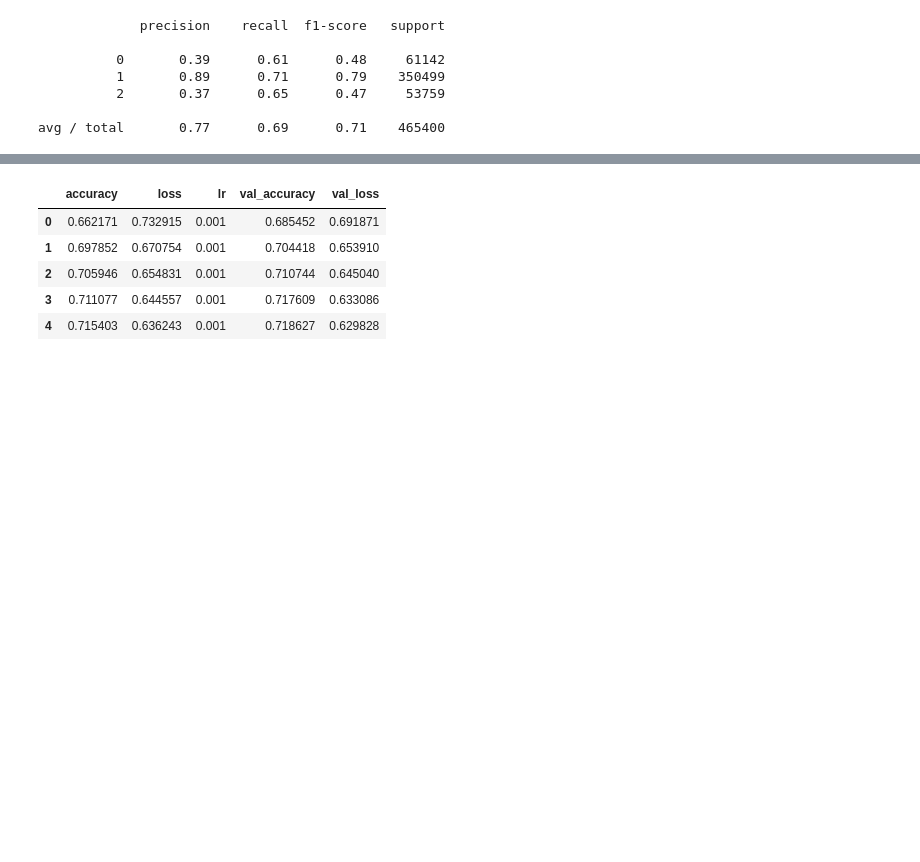
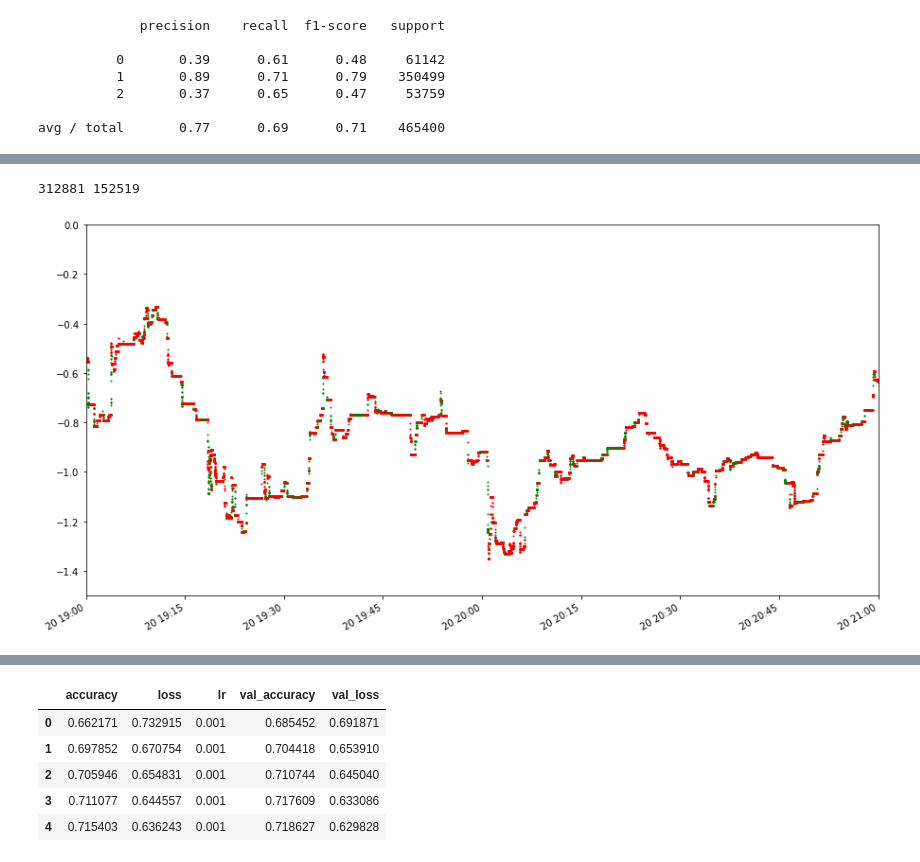
Before and after one commit to Globe-Research/deep-orderbook, a Jupyter notebook: CNN_Deeplearning_walkforward.ipynb, the cells around one changed output, grey strips where cells are left out. Drawn from its saved outputs; the diff is of its cells as text; code cells hidden in the pictures; blank space fills up the shorter version.

```diff
--- a/CNN_Deeplearning_walkforward.ipynb
+++ b/CNN_Deeplearning_walkforward.ipynb
@@ -150,6 +147,7 @@ del preX
 gc.collect()
 
 # First and last 20 are removed to create labels and then last 100 as previous 100 is required for input matrix
+l2_norm_adj = l2_norm[20:-120]
 X_index = l2_norm[20:-120].index
 
 # Number of data points for the last day
@@ -160,7 +158,7 @@ X_train_val = X[:-num_test]
 y_train_val = y[:-num_test]
 X_test = X[-num_test:]
 y_test = y[-num_test:]
-
+"""
 # Balance out the classes by taking the number of the smallest class
 timestamps_to_delete = balance_classes(y_train_val)
 print("Number of snapshots deleted: ", len(timestamps_to_delete))
@@ -175,4 +173,5 @@ X_train, X_validation, y_train, y_validation = train_test_split(
 
 del X_train_val, y_train_val, X, y
 gc.collect()
+"""
 # %% [output]
@@ -385,0 +466,22 @@ avg / total       0.77      0.69      0.71    465400
+# %%
+l2_train_val = l2_norm_adj[:-num_test]
+l2_test = l2_norm_adj[-num_test:]
+
+correct = l2_test[y_pred==y_test]
+wrong = l2_test[y_pred!=y_test]
+print(len(correct), len(wrong))
+
+plt.figure(figsize = (15,8))
+
+# plt.plot(l2_train_val.index, (l2_train_val['a1']+l2_train_val['b1'])/2, color="r", marker='o', markersize=12)
+plt.plot(correct.index, (correct['a1']+correct['b1'])/2, color="g", marker='o', markersize=1, ls='')
+plt.plot(wrong.index, (wrong['a1']+wrong['b1'])/2, color="r", marker='o', markersize=1, ls='')
+
+plt.xlim(pd.Timestamp('2019-11-20 19:00:00'), pd.Timestamp('2019-11-20 21:00:00'))
+plt.ylim(-1.5, 0)
+plt.gcf().autofmt_xdate()
+
+plt.show()
+# %% [output]
+312881 152519
+[figure, added]
```
Also changed, not shown: parts of 11 cells of this notebook.
